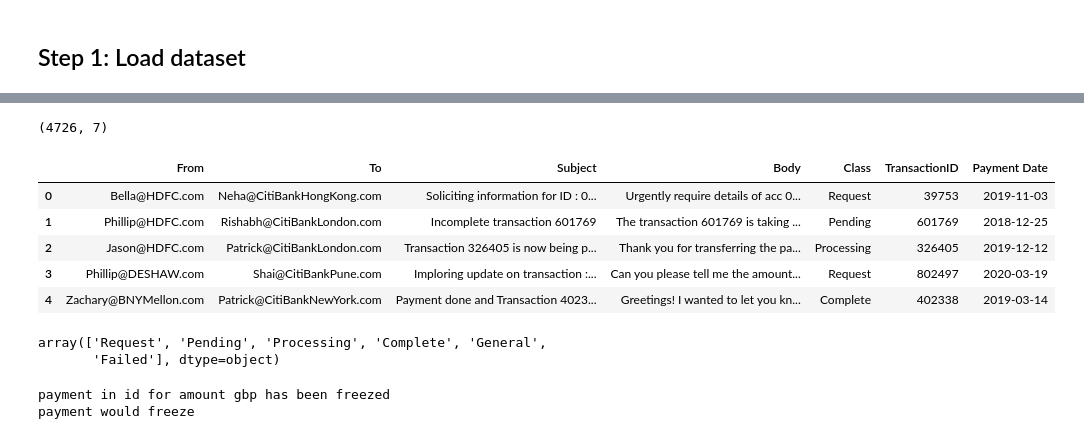
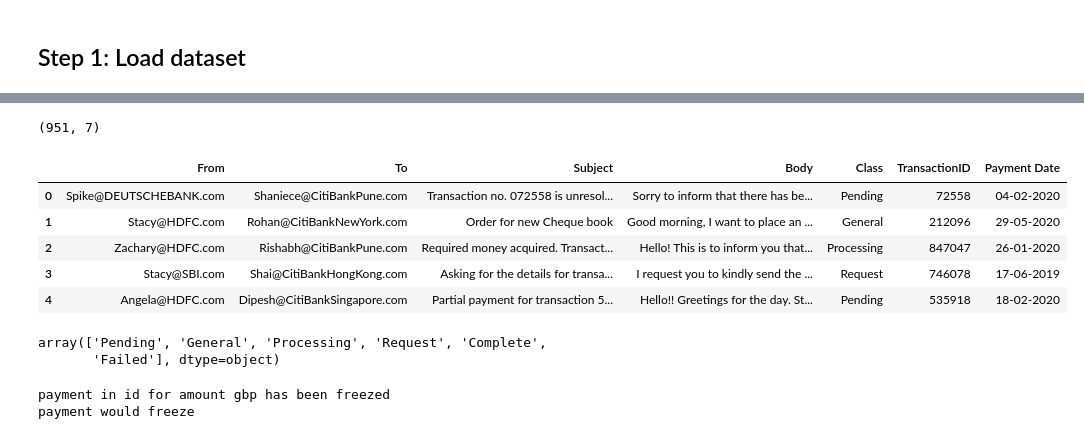
Before and after one commit to ahelii16/SmartEmailTracker, a Jupyter notebook: Email_Preprocessor_BiLSTM.ipynb, the cells around one changed output, grey strips where cells are left out. Cells and saved outputs as stored; diff of their text form; code cells hidden in the pictures.

```diff
--- a/Email_Preprocessor_BiLSTM.ipynb
+++ b/Email_Preprocessor_BiLSTM.ipynb
@@ -32,20 +38,20 @@ from sklearn.metrics import classification_report, precision_recall_curve
 # %%
 # emails_df = pd.read_csv('./emails.csv', nrows=20000)
-df = pd.read_csv('./SmartEmailTracker/emaildataset.csv')
+df = pd.read_csv('./emaildataset.csv')
 print(df.shape)
 df.head()
 # %% [output]
-(4726, 7)
+(951, 7)
 |  | From | To | Subject | Body | Class | TransactionID | Payment Date |
-| 0 | Bella@HDFC.com | Neha@CitiBankHongKong.com | Soliciting information for ID : 0... | Urgently require details of acc 0... | Request | 39753 | 2019-11-03 |
-| 1 | Phillip@HDFC.com | Rishabh@CitiBankLondon.com | Incomplete transaction 601769 | The transaction 601769 is taking ... | Pending | 601769 | 2018-12-25 |
-| 2 | Jason@HDFC.com | Patrick@CitiBankLondon.com | Transaction 326405 is now being p... | Thank you for transferring the pa... | Processing | 326405 | 2019-12-12 |
-| 3 | Phillip@DESHAW.com | Shai@CitiBankPune.com | Imploring update on transaction :... | Can you please tell me the amount... | Request | 802497 | 2020-03-19 |
-| 4 | Zachary@BNYMellon.com | Patrick@CitiBankNewYork.com | Payment done and Transaction 4023... | Greetings! I wanted to let you kn... | Complete | 402338 | 2019-03-14 |
+| 0 | Spike@DEUTSCHEBANK.com | Shaniece@CitiBankPune.com | Transaction no. 072558 is unresol... | Sorry to inform that there has be... | Pending | 72558 | 04-02-2020 |
+| 1 | Stacy@HDFC.com | Rohan@CitiBankNewYork.com | Order for new Cheque book | Good morning, I want to place an ... | General | 212096 | 29-05-2020 |
+| 2 | Zachary@HDFC.com | Rishabh@CitiBankPune.com | Required money acquired. Transact... | Hello! This is to inform you that... | Processing | 847047 | 26-01-2020 |
+| 3 | Stacy@SBI.com | Shai@CitiBankHongKong.com | Asking for the details for transa... | I request you to kindly send the ... | Request | 746078 | 17-06-2019 |
+| 4 | Angela@HDFC.com | Dipesh@CitiBankSingapore.com | Partial payment for transaction 5... | Hello!! Greetings for the day. St... | Pending | 535918 | 18-02-2020 |
 # %%
 df.Class.unique()
 # %% [output]
-array(['Request', 'Pending', 'Processing', 'Complete', 'General',
+array(['Pending', 'General', 'Processing', 'Request', 'Complete',
        'Failed'], dtype=object)
 # %%
 nlp_ = en_core_web_sm.load()
```
Also changed, not shown: parts of 23 cells of this notebook.
